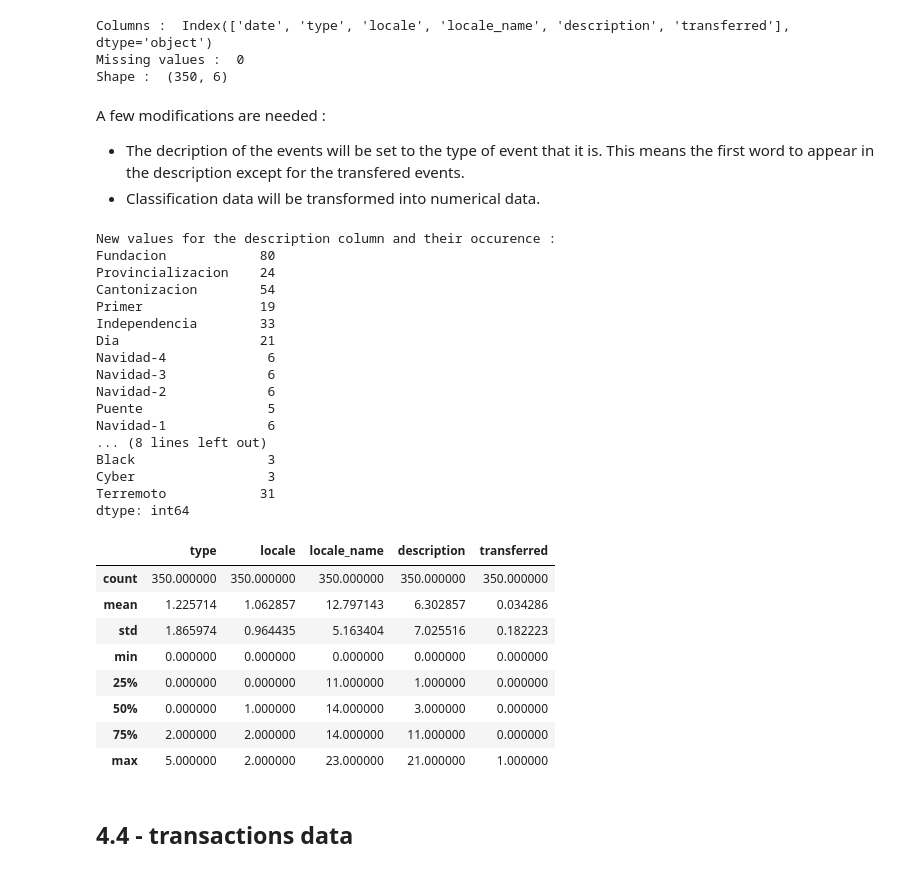
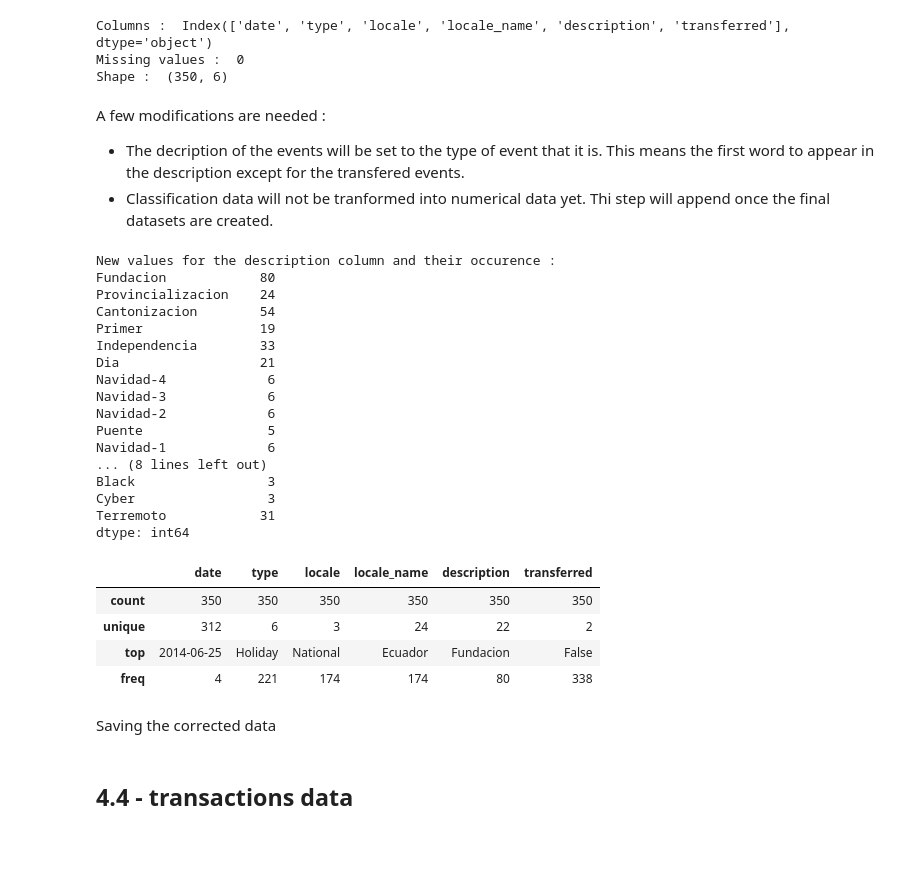
Before and after one commit to Anto-nain/MachineLearning, a Jupyter notebook: Kaggle/store_sales_data.ipynb, the cells around one changed output. Cells and saved outputs as stored; diff of their text form; code cells hidden in the pictures; blank space fills up the shorter version.

```diff
--- a/Kaggle/store_sales_data.ipynb
+++ b/Kaggle/store_sales_data.ipynb
@@ -111,0 +112,37 @@ Name: date, dtype: object
+# %%
+# Searching for the missing dates
+missing_dates = []
+num = 0
+
+for date in range(convert_date_to_numeric(start_date), convert_date_to_numeric('2017-08-31') + 1):
+    if raw_oil_data['date'][num] != convert_numeric_to_date(date):
+        missing_dates.append(convert_numeric_to_date(date))
+    else:
+        num += 1
+
+print('Missing dates: ', missing_dates)
+
+# Adding the missing lines
+list_of_rows_to_add = []
+for i in range(len(missing_dates)):
+    list_of_rows_to_add.append({'date' : missing_dates[i], 'dcoilwtico' : np.nan})
+
+raw_oil_data = pd.concat([raw_oil_data, pd.DataFrame(list_of_rows_to_add)], ignore_index=True)
+
+print('Number of rows in oil data: ', raw_oil_data.shape[0])
+print('Expected number of rows: ', (convert_date_to_numeric('2017-08-31') - convert_date_to_numeric(start_date) + 1))
+
+# Sorting the data
+raw_oil_data = raw_oil_data.sort_values(by=['date'])
+raw_oil_data = raw_oil_data.reset_index(drop=True)
+
+'''
+# Show data
+plt.figure(figsize=(10, 5))
+plt.plot(raw_oil_data['dcoilwtico'])
+plt.title('Oil price')
+plt.xlabel('Days')
+plt.ylabel('Price')
+plt.show()
+'''
+raw_oil_data.head(10)
@@ -189,7 +250,7 @@ Shape :  (350, 6)
 # %% [markdown]
 A few modifications are needed :
 * The decription of the events will be set to the type of event that it is. This means the first word to appear in the description except for the transfered events.
-* Classification data will be transformed into numerical data.
+* Classification data will not be tranformed into numerical data yet. Thi step will append once the final datasets are created.
 # %%
 # Modifying the description column
 s = {}
@@ -211,40 +272,39 @@ for i in range(len(raw_holiday_data)):
 print("New values for the description column and their occurence : ")
 print(pd.Series(s))
 
-
+'''
 # Classification data to numerical data
 raw_holiday_data['type'] = pd.factorize(raw_holiday_data['type'])[0]
 raw_holiday_data['locale'] = pd.factorize(raw_holiday_data['locale'])[0]
 raw_holiday_data['locale_name'] = pd.factorize(raw_holiday_data['locale_name'])[0]
 raw_holiday_data['transferred'] = pd.factorize(raw_holiday_data['transferred'])[0]
 raw_holiday_data['description'] = pd.factorize(raw_holiday_data['description'])[0]
+'''
 
 # Global description
 raw_holiday_data.describe()
 # %% [output]
 New values for the description column and their occurence :
 Fundacion            80
 Provincializacion    24
 Cantonizacion        54
 Primer               19
 Independencia        33
 Dia                  21
 Navidad-4             6
 Navidad-3             6
 Navidad-2             6
 Puente                5
 Navidad-1             6
 ... (8 lines left out)
 Black                 3
 Cyber                 3
 Terremoto            31
 dtype: int64
-|  | type | locale | locale_name | description | transferred |
-| count | 350.000000 | 350.000000 | 350.000000 | 350.000000 | 350.000000 |
-| mean | 1.225714 | 1.062857 | 12.797143 | 6.302857 | 0.034286 |
-| std | 1.865974 | 0.964435 | 5.163404 | 7.025516 | 0.182223 |
-| min | 0.000000 | 0.000000 | 0.000000 | 0.000000 | 0.000000 |
-| 25% | 0.000000 | 0.000000 | 11.000000 | 1.000000 | 0.000000 |
-| 50% | 0.000000 | 1.000000 | 14.000000 | 3.000000 | 0.000000 |
-| 75% | 2.000000 | 2.000000 | 14.000000 | 11.000000 | 0.000000 |
-| max | 5.000000 | 2.000000 | 23.000000 | 21.000000 | 1.000000 |
+|  | date | type | locale | locale_name | description | transferred |
+| count | 350 | 350 | 350 | 350 | 350 | 350 |
+| unique | 312 | 6 | 3 | 24 | 22 | 2 |
+| top | 2014-06-25 | Holiday | National | Ecuador | Fundacion | False |
+| freq | 4 | 221 | 174 | 174 | 80 | 338 |
+# %% [markdown]
+Saving the corrected data
```
Also changed, not shown: parts of 22 cells of this notebook, 2 other files.
